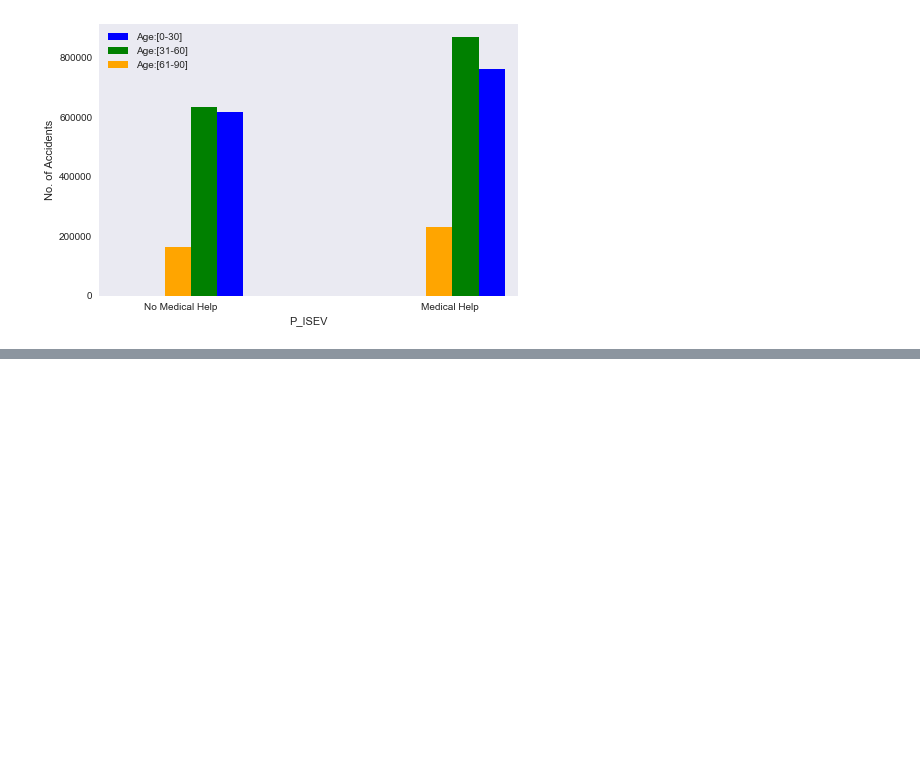
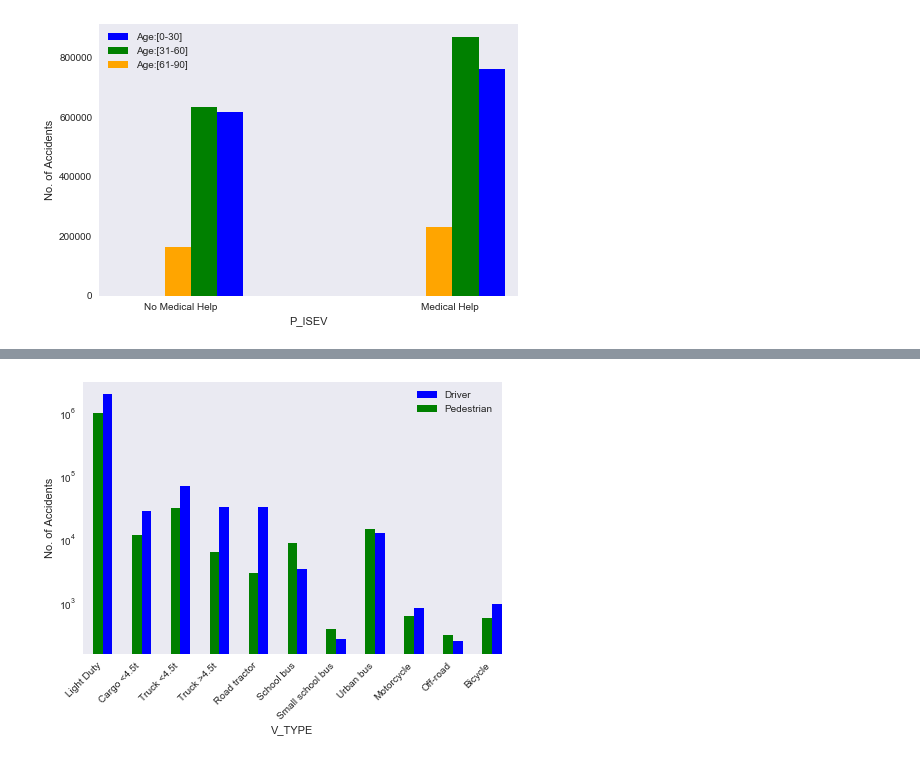
Before and after one commit to SinghGursimran/Analysis-of-Car-Accidents-in-Canada-using-PySpark, a Jupyter notebook: Analysis.ipynb, the cells around one changed output, grey strips where cells are left out. Saved outputs shown, nothing was run; the diff lists cells and outputs as text; code cells hidden in the pictures; blank space fills up the shorter version.

```diff
--- a/Analysis.ipynb
+++ b/Analysis.ipynb
@@ -981,0 +996,10 @@ plot_collisions_count_medical_t1.grid(axis='both')
+# %%
+collisions_count_uc = df.select("P_USER", "V_TYPE").groupBy("P_USER","V_TYPE").count().sort("V_TYPE")
+
+collisions_count_uc.show(5,False)
+
+collisions_count_uc_dr = collisions_count_uc.filter(col("P_USER") == 1)
+collisions_count_uc_ps = collisions_count_uc.filter(col("P_USER") == 2)
+
+collisions_count_uc_dr.show(5,False)
+collisions_count_uc_ps.show(5,False)
@@ -981,0 +1024,18 @@ plot_collisions_count_medical_t1.grid(axis='both')
+# %%
+collisions_count_uc_dr_pd = collisions_count_uc_dr.toPandas()
+collisions_count_uc_ps_pd = collisions_count_uc_ps.toPandas()
+# %%
+sns.set()
+width = 0.25
+
+v_type = ['Light Duty', 'Cargo <4.5t', 'Truck <4.5t', 'Truck >4.5t', 'Road tractor', 'School bus','Small school bus', 'Urban bus', 'Motorcycle','Off-road', 'Bicycle']
+
+plot_collisions_count_uc_dr = collisions_count_uc_dr_pd.plot.bar( logy = True, figsize=(7.5,5) ,  position = 0, label = "Driver", x="V_TYPE",y="count",width = width, color='blue')
+plot_collisions_count_uc_ps = collisions_count_uc_ps_pd.plot.bar( logy = True, ax = plot_collisions_count_uc_dr, position = 1, figsize=(7.5,5) ,  label = "Pedestrian", x="V_TYPE",y="count",width = width, color='green')
+
+plot_collisions_count_uc_dr.set_xticklabels(v_type, ha='right',rotation = 45)
+
+plot_collisions_count_uc_dr.set_ylabel('No. of Accidents')
+plot_collisions_count_uc_dr.grid(axis='both')
+# %% [output]
+[figure, added]
```
Also changed, not shown: parts of 8 cells of this notebook.
